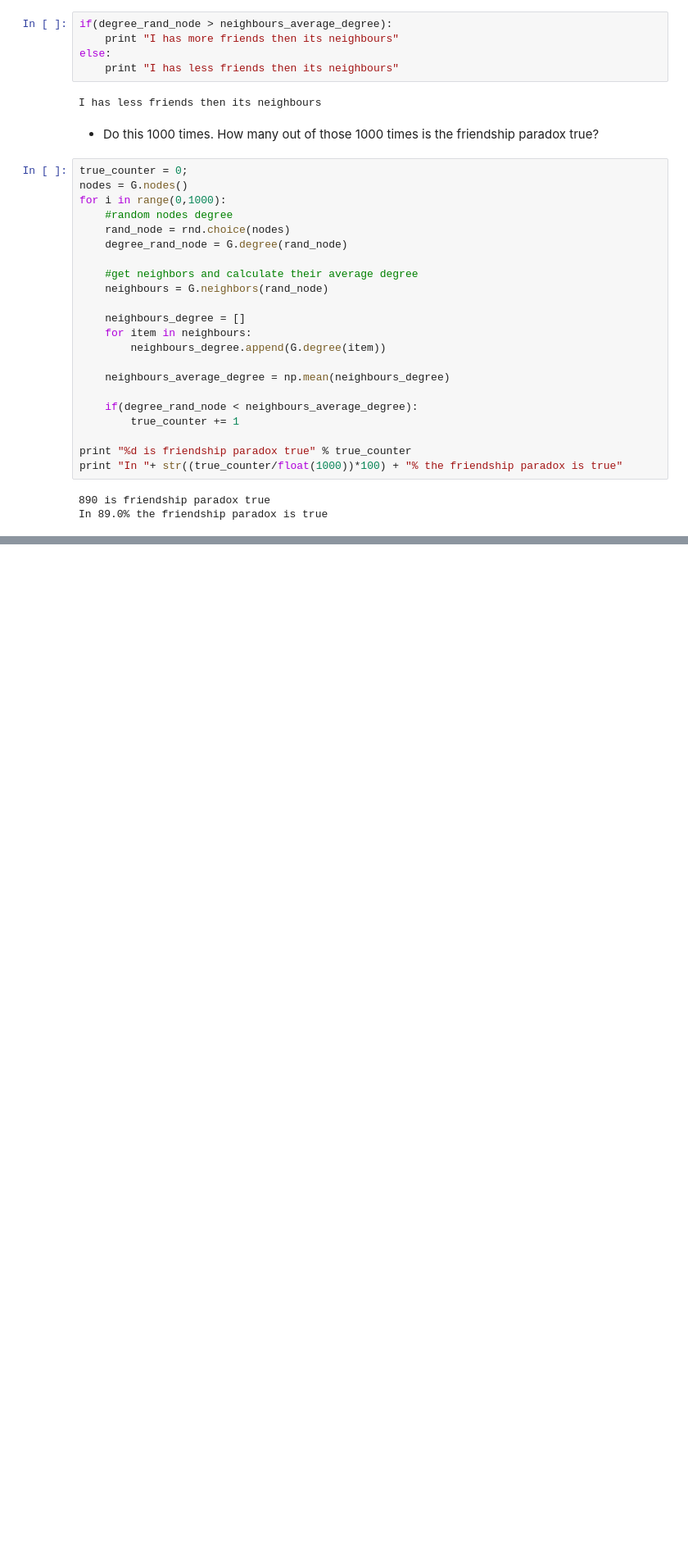
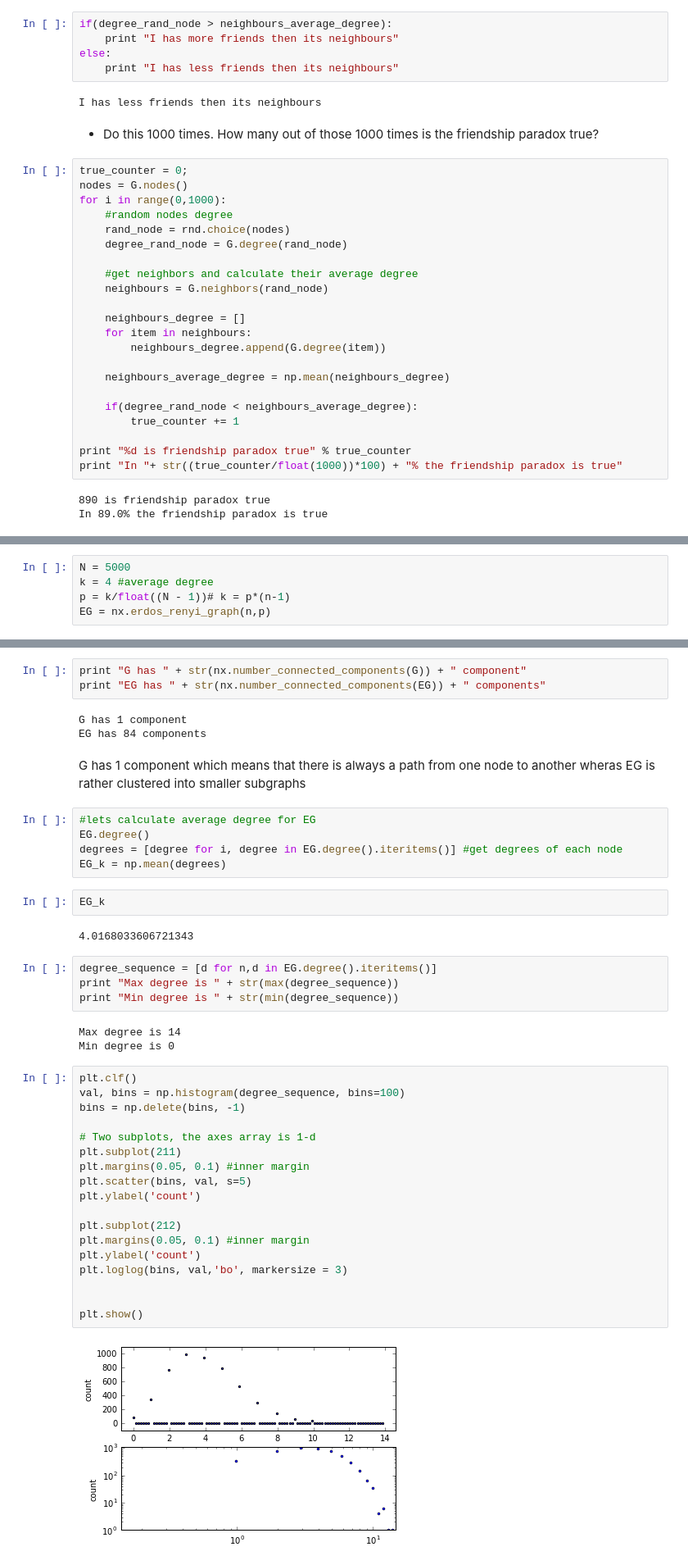
Before and after one commit to thangout/social-graphs-2016, a Jupyter notebook: Assignment1.ipynb, the cells around one changed output, grey strips where cells are left out. Shown: that part at 82% size. Drawn from its saved outputs; the diff is of its cells as text; blank space fills up the shorter version.

```diff
--- a/Assignment1.ipynb
+++ b/Assignment1.ipynb
@@ -204,0 +223,5 @@ In 89.0% the friendship paradox is true
+# %%
+N = 5000
+k = 4 #average degree
+p = k/float((N - 1))# k = p*(n-1)
+EG = nx.erdos_renyi_graph(n,p)
@@ -204,0 +230,44 @@ In 89.0% the friendship paradox is true
+# %%
+print "G has " + str(nx.number_connected_components(G)) + " component"
+print "EG has " + str(nx.number_connected_components(EG)) + " components"
+# %% [output]
+G has 1 component
+EG has 84 components
+# %% [markdown]
+G has 1 component which means that there is always a path from one node to another wheras EG is rather clustered into smaller subgraphs
+# %%
+#lets calculate average degree for EG
+EG.degree()
+degrees = [degree for i, degree in EG.degree().iteritems()] #get degrees of each node
+EG_k = np.mean(degrees)
+# %%
+EG_k
+# %% [output]
+4.0168033606721343
+# %%
+degree_sequence = [d for n,d in EG.degree().iteritems()]
+print "Max degree is " + str(max(degree_sequence))
+print "Min degree is " + str(min(degree_sequence))
+# %% [output]
+Max degree is 14
+Min degree is 0
+# %%
+plt.clf()
+val, bins = np.histogram(degree_sequence, bins=100)
+bins = np.delete(bins, -1)
+
+# Two subplots, the axes array is 1-d
+plt.subplot(211)
+plt.margins(0.05, 0.1) #inner margin
+plt.scatter(bins, val, s=5)
+plt.ylabel('count')
+
+plt.subplot(212)
+plt.margins(0.05, 0.1) #inner margin
+plt.ylabel('count')
+plt.loglog(bins, val,'bo', markersize = 3)
+
+
+plt.show()
+# %% [output]
+[figure, added]
```
Also changed, not shown: parts of 5 cells of this notebook.
